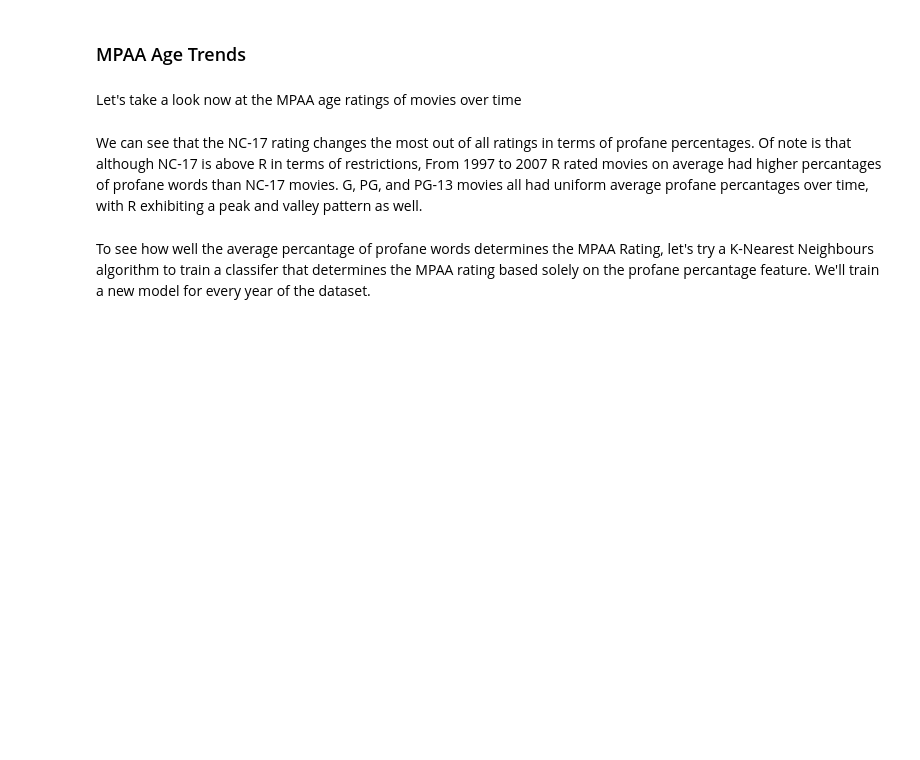
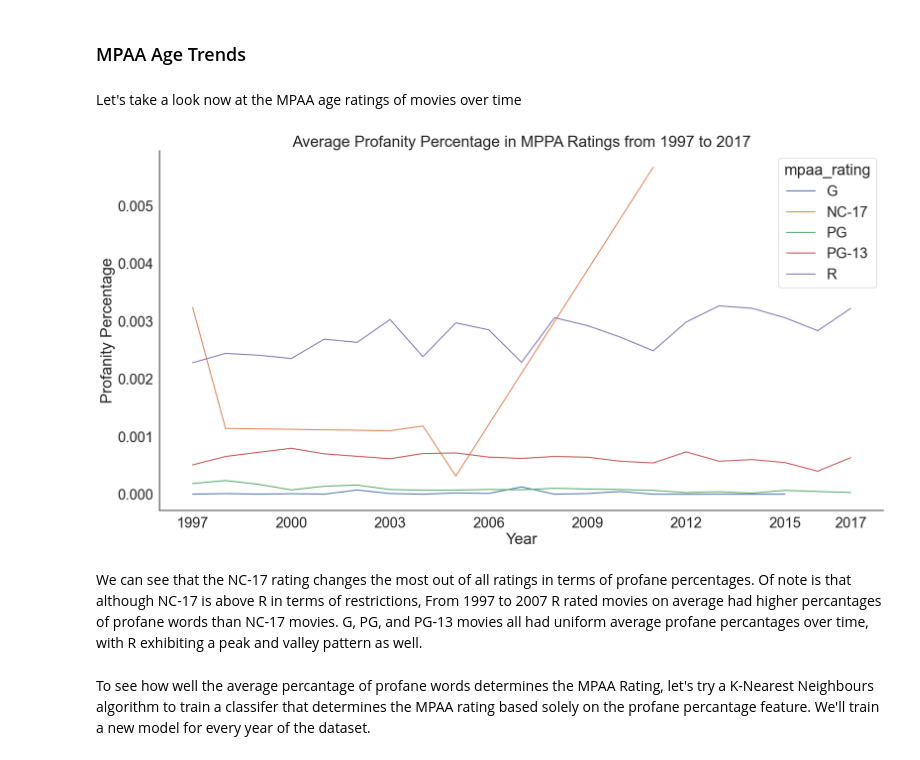
Before and after one commit to ima-quack/COGS108_ProfanityResearch, a Jupyter notebook: FinalProjectGroup_039-Wi23.ipynb, the cells around one changed output. Drawn from its saved outputs; the diff is of its cells as text; code cells hidden in the pictures; blank space fills up the shorter version.

```diff
--- a/FinalProjectGroup_039-Wi23.ipynb
+++ b/FinalProjectGroup_039-Wi23.ipynb
@@ -933,12 +985,14 @@ Let's take a look now at the MPAA age ratings of movies over time
 # %%
 dfTemp = dfTotal[(dfTotal.mpaa_rating != 'Not Rated') & (dfTotal.mpaa_rating != 'TV-MA') & (dfTotal.mpaa_rating != 'Unrated')]
 ratingCountsMean = pd.DataFrame(dfTemp.groupby(['release_date','mpaa_rating']).mean()['normTotal'])
 ax = sns.lineplot(data = ratingCountsMean, x='release_date', y = 'normTotal',hue = 'mpaa_rating')
 ax.set(title = "Average Profanity Percentage in MPPA Ratings from 1997 to 2017",
        ylabel = "Profanity Percentage",
        xlabel = "Year")
-xy = [1997,2000,2003,2006,2009,2012,2015,2018]
 ax.set_xticks(xy)
+sns.despine()
+# %% [output]
+[figure, added]
 # %% [markdown]
 We can see that the NC-17 rating changes the most out of all ratings in terms of profane percentages. Of note is that although NC-17 is above R in terms of restrictions, From 1997 to 2007 R rated movies on average had higher percantages of profane words than NC-17 movies. G, PG, and PG-13 movies all had uniform average profane percantages over time, with R exhibiting a peak and valley pattern as well.
 # %% [markdown]
```
Also changed, not shown: parts of 21 cells of this notebook.
